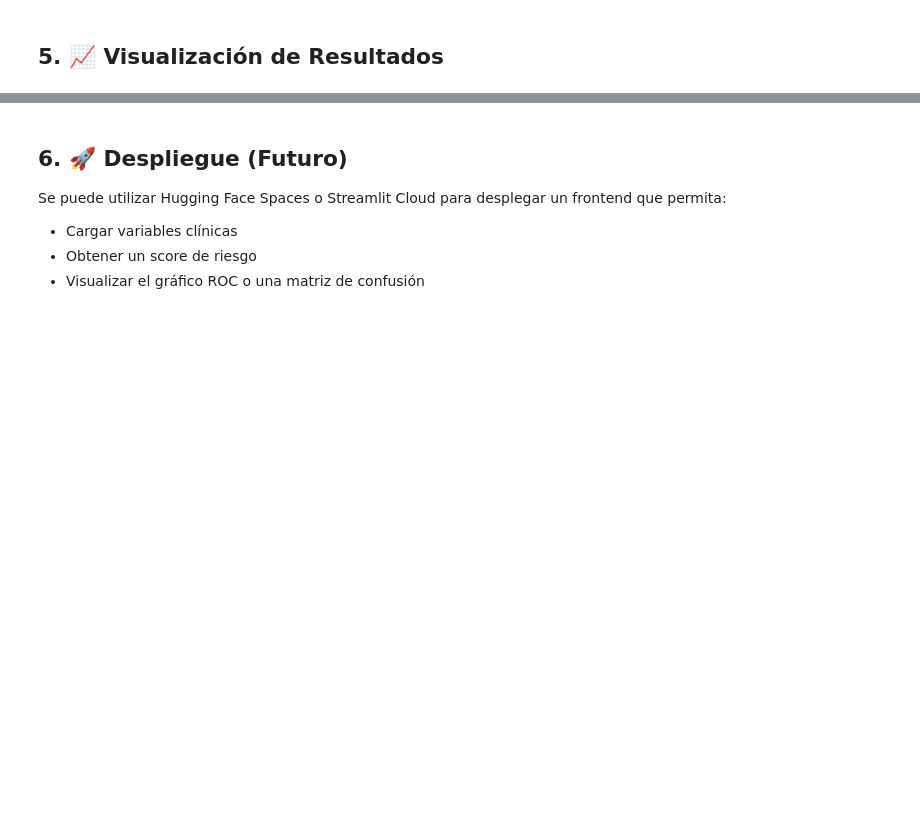
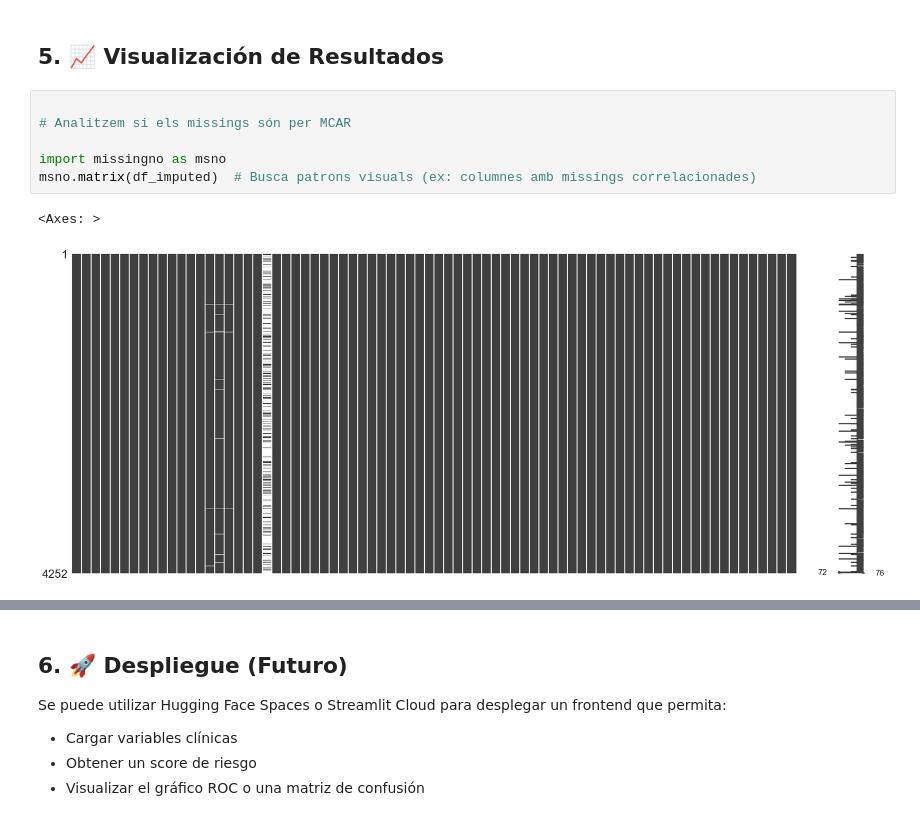
Before and after one commit to Gos2two/UCI-I61, a Jupyter notebook: prova marc_v2.ipynb, the cells around one changed output, grey strips where cells are left out. Drawn from its saved outputs; the diff is of its cells as text; blank space fills up the shorter version.

```diff
--- a/prova marc_v2.ipynb
+++ b/prova marc_v2.ipynb
@@ -467,2 +734,11 @@ Comparant models........ esperant........ pot tardar uns minuts...
 # %% [markdown]
 ## 5. 📈 Visualización de Resultados
+# %%
+
+# Analitzem si els missings són per MCAR
+
+import missingno as msno
+msno.matrix(df_imputed)  # Busca patrons visuals (ex: columnes amb missings correlacionades)
+# %% [output]
+<Axes: >
+[figure, added]
```
Also changed, not shown: parts of 23 cells of this notebook, 1 other file.
